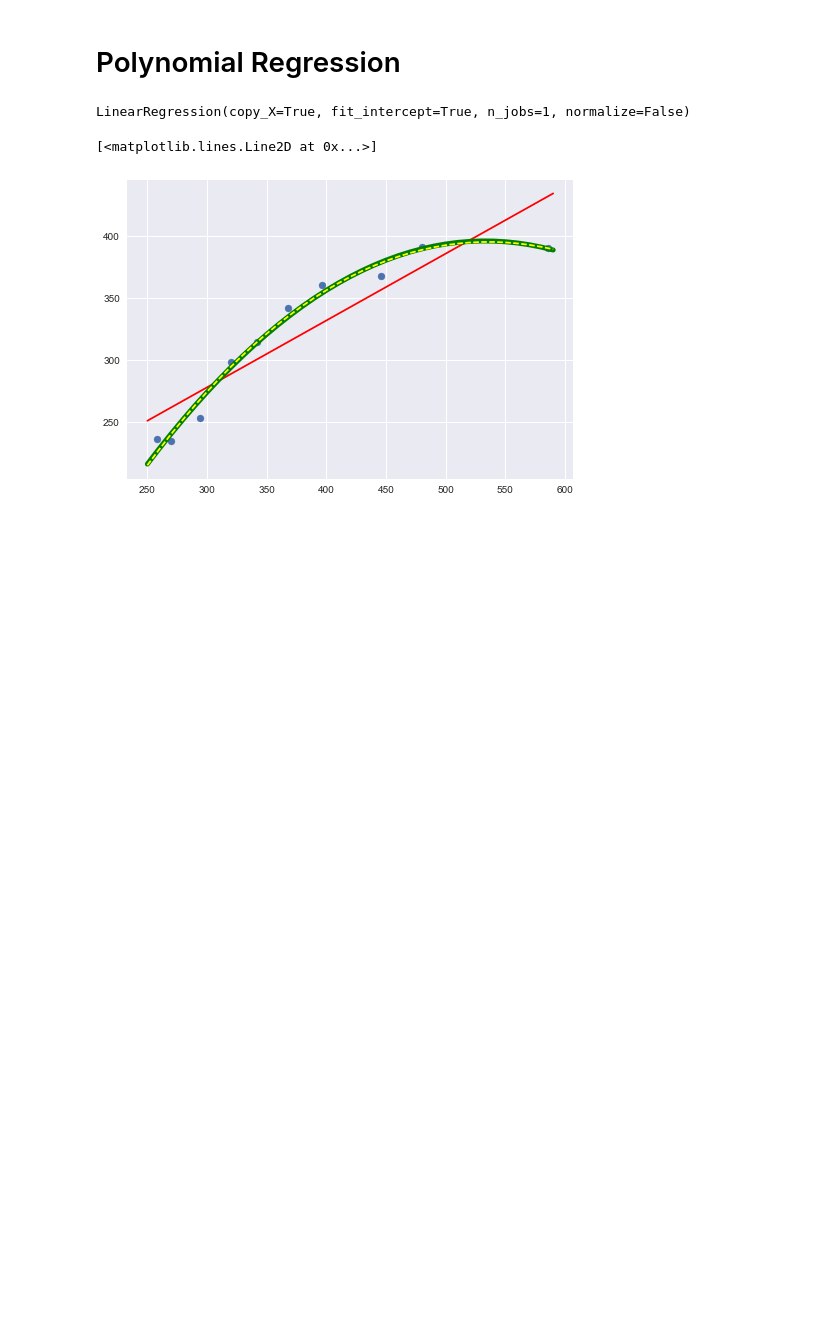
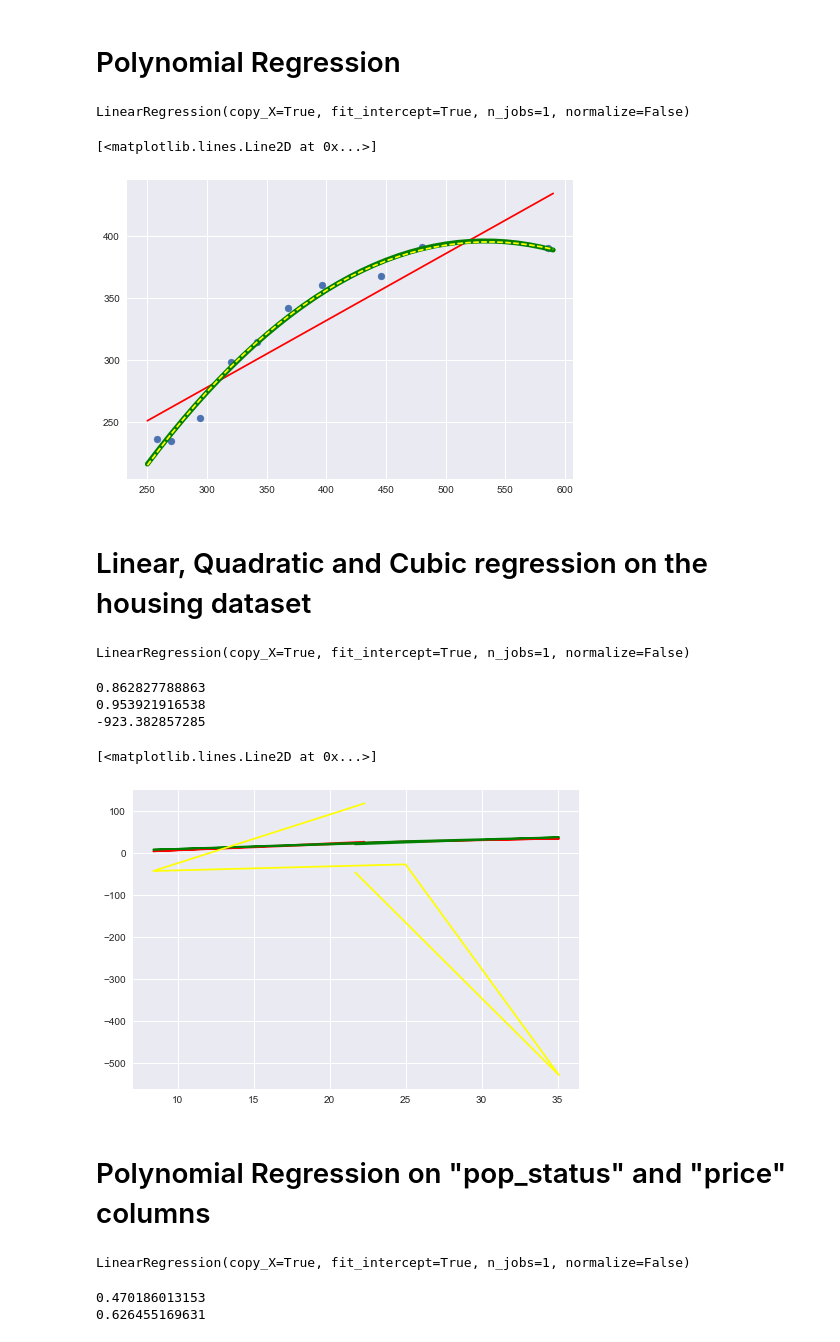
Before and after one commit to StanDimitroff/Machine-Learning, a Jupyter notebook: LinearRegression.ipynb, the cells around one changed output. Drawn from its saved outputs; the diff is of its cells as text; code cells hidden in the pictures; blank space fills up the shorter version.

Commit message:
finished Linear regression

```diff
--- a/LinearRegression.ipynb
+++ b/LinearRegression.ipynb
@@ -178,3 +200,49 @@ plt.plot(x_test, y_cubic_model_predicted, color = "yellow", linestyle = "dashed"
 # %% [output]
 [<matplotlib.lines.Line2D at 0x...>]
 [figure]
+# %% [markdown]
+# Linear, Quadratic and Cubic regression on the housing dataset
+# %%
+# Set features
+housing_quad = PolynomialFeatures(degree = 2)
+housing_cub = PolynomialFeatures(degree = 3)
+
+# Create models
+housing_linear_model = LinearRegression()
+housing_quadratic_model = LinearRegression()
+housing_cubic_model = LinearRegression()
+# %%
+# Split data
+test_indices = np.random.randint(0, len(housing), 5)
+train_indices = np.delete(np.arange(len(housing)), test_indices)
+housing_test = housing.ix[test_indices] # 5 houses for test
+housing_train = housing.ix[train_indices] # rest for train the models
+# %%
+# Train the models
+housing_linear_model.fit(housing_train.drop("price", axis = 1), housing_train.price)
+housing_quadratic_model.fit(housing_quad.fit_transform(housing_train.drop("price", axis = 1)), housing_train.price)
+housing_cubic_model.fit(housing_cub.fit_transform(housing_train.drop("price", axis = 1)), housing_train.price)
+# %% [output]
+LinearRegression(copy_X=True, fit_intercept=True, n_jobs=1, normalize=False)
+# %%
+# Predict values
+linear_predicted = housing_linear_model.predict(housing_test.drop("price", axis = 1))
+quadratic_predicted = housing_quadratic_model.predict(housing_quad.fit_transform(housing_test.drop("price", axis = 1)))
+cubic_predicted = housing_cubic_model.predict(housing_cub.fit_transform(housing_test.drop("price", axis = 1)))
+# %%
+print(r2_score(housing_test.price, linear_predicted))
+print(r2_score(housing_test.price, quadratic_predicted))
+print(r2_score(housing_test.price, cubic_predicted))
+
+# Plot results
+plt.plot(housing_test.price, linear_predicted, color = "red")
+plt.plot(housing_test.price, quadratic_predicted, color = "green")
+plt.plot(housing_test.price, cubic_predicted, color = "yellow")
+# %% [output]
+0.862827788863
+0.953921916538
+-923.382857285
+[<matplotlib.lines.Line2D at 0x...>]
+[figure, added]
+# %% [markdown]
+# Polynomial Regression on "pop_status" and "price" columns
@@ -180,0 +257,16 @@ plt.plot(x_test, y_cubic_model_predicted, color = "yellow", linestyle = "dashed"
+# %%
+# Train the models
+status_quad_model.fit(status_quad.fit_transform(housing_train.pop_status.values.reshape(-1, 1)), housing_train.price)
+status_cub_model.fit(status_cub.fit_transform(housing_train.pop_status.values.reshape(-1, 1)), housing_train.price)
+# %% [output]
+LinearRegression(copy_X=True, fit_intercept=True, n_jobs=1, normalize=False)
+# %%
+# Predict values
+status_quad_predicted = status_quad_model.predict(status_quad.fit_transform(housing_test.pop_status.values.reshape(-1, 1)))
+status_cub_predicted = status_cub_model.predict(status_cub.fit_transform(housing_test.pop_status.values.reshape(-1, 1)))
+
+print(r2_score(housing_test.price, status_quad_predicted))
+print(r2_score(housing_test.price, status_cub_predicted))
+# %% [output]
+0.470186013153
+0.626455169631
```
Also changed, not shown: parts of 22 cells of this notebook.
